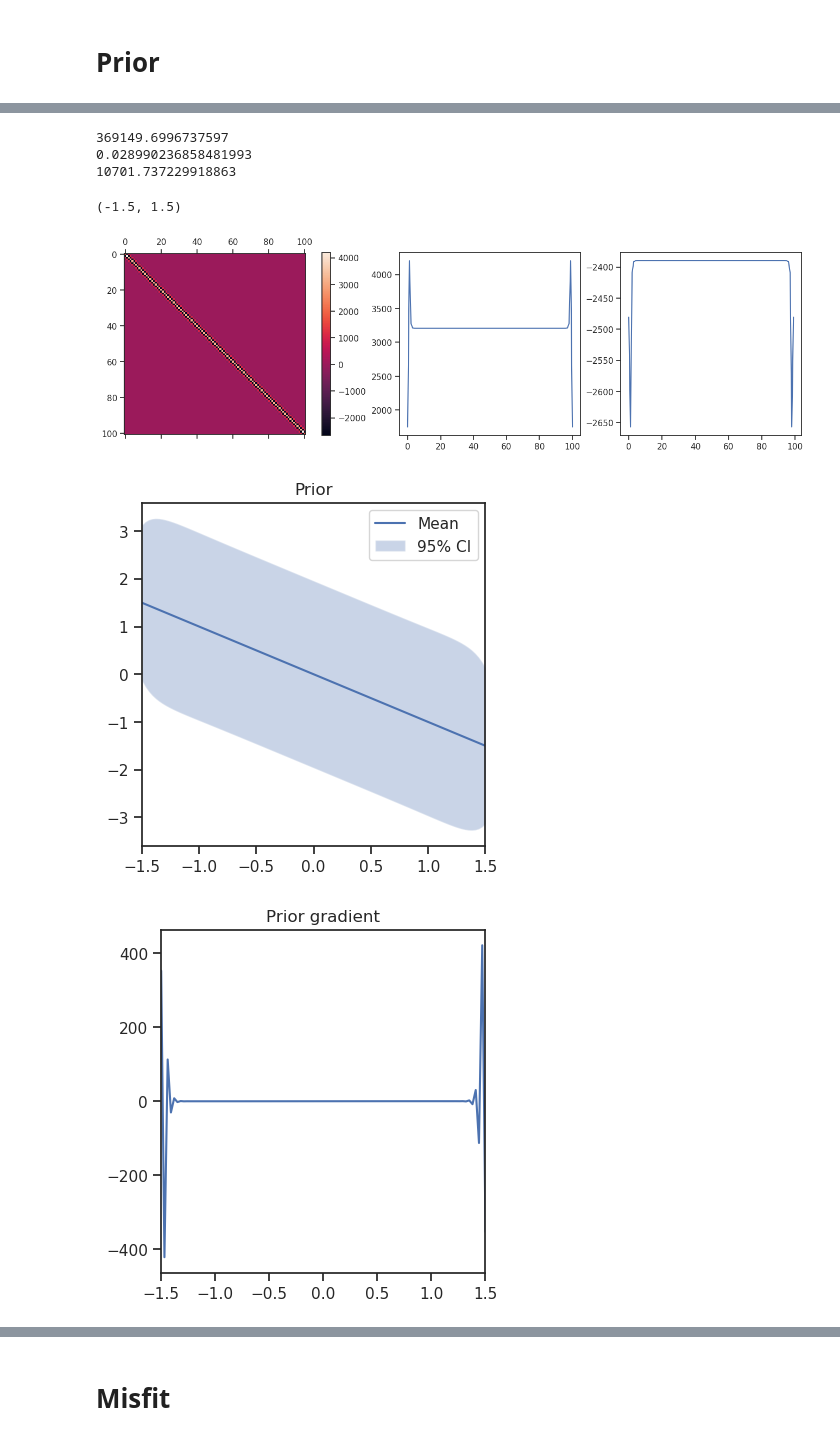
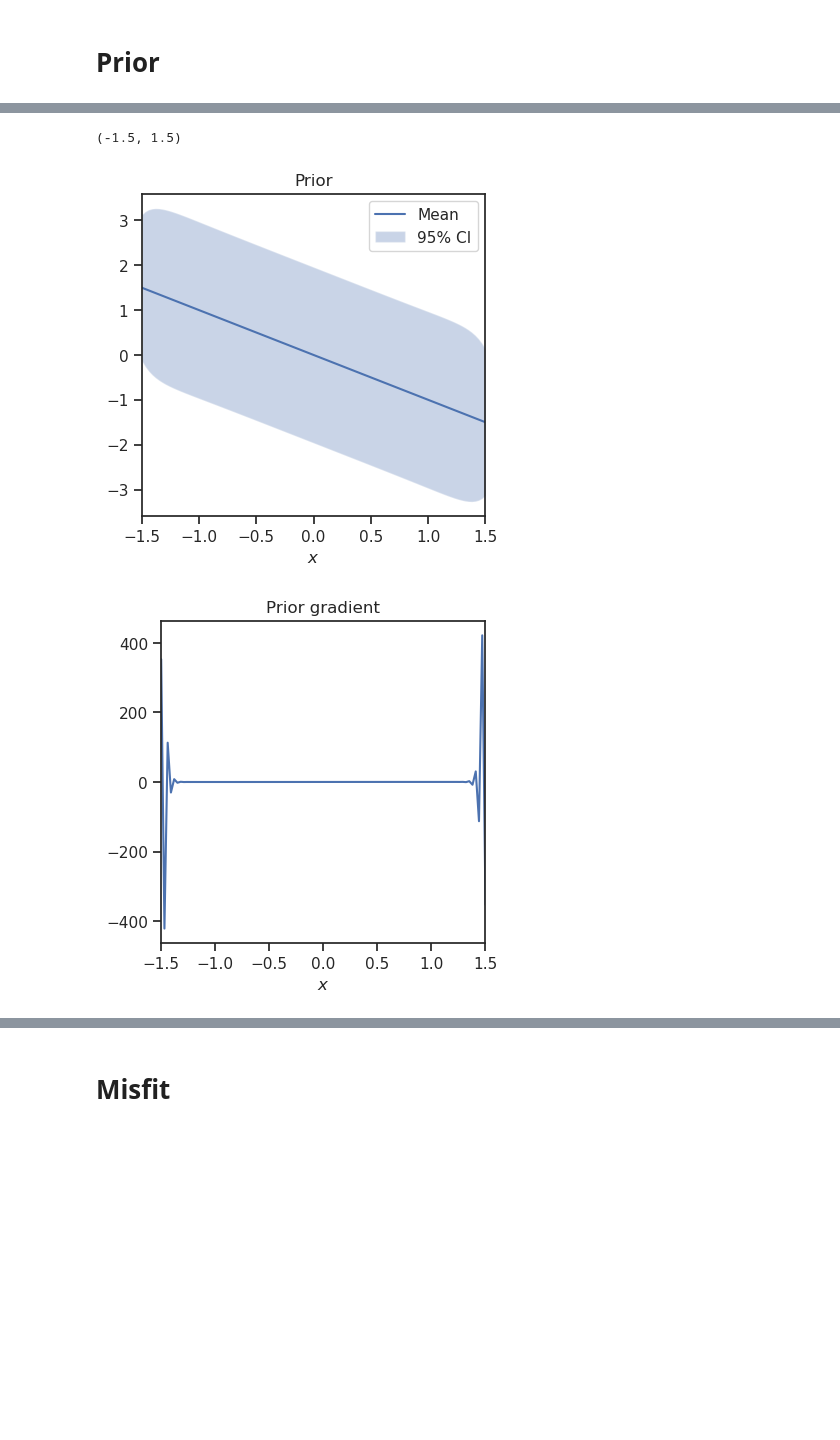
Before and after one commit to maximilian-kruse/SPIN, a Jupyter notebook: examples/1D_drift_mfpt.ipynb, the cells around one changed output, grey strips where cells are left out. Cells and saved outputs as stored; diff of their text form; code cells hidden in the pictures; blank space fills up the shorter version.

Commit message:
Remove superfluous prior analysis

```diff
--- a/examples/1D_drift_mfpt.ipynb
+++ b/examples/1D_drift_mfpt.ipynb
@@ -117,9 +118,6 @@ prior_variance = spin_prior.compute_variance_with_boundaries(
     method="Randomized", num_eigenvalues_randomized=100
 )
 prior_precision = spin_prior.compute_precision_with_boundaries()
-condition_number = np.linalg.cond(prior_precision)
-eigenvalues = np.linalg.eig(prior_precision)
-
 true_parameter = converter.create_dolfin_function(
     ("-2*std::pow(x[0],3) + 3*x[0]",),
     spin_problem.function_space_parameters,
@@ -129,39 +127,27 @@ spin_prior.hippylib_prior.grad(true_parameter.vector(), prior_grad_vector)
 prior_grad_array = converter.convert_to_numpy(
     prior_grad_vector, spin_problem.function_space_parameters
 )
-
-print(condition_number)
-print(np.min(eigenvalues.eigenvalues))
-print(np.max(eigenvalues.eigenvalues))
-# %% [output]
-369149.6996737597
-0.028990236858481993
-10701.737229918863
 # %%
-fig, axs = plt.subplots(nrows=1, ncols=3, figsize=(13, 4), layout="constrained")
-matplot = axs[0].matshow(prior_precision)
-fig.colorbar(matplot, ax=axs[0])
-axs[1].plot(np.diagonal(prior_precision, offset=0), label="diagonal")
-axs[2].plot(np.diagonal(prior_precision, offset=1), label="off-diagonal")
 _, ax = plt.subplots(figsize=(4, 4), layout="constrained")
 ax.plot(parameter_coordinates, spin_prior.mean_array, label="Mean")
 ax.fill_between(
     parameter_coordinates.flatten(),
     spin_prior.mean_array - 1.96 * np.sqrt(prior_variance),
     spin_prior.mean_array + 1.96 * np.sqrt(prior_variance),
     alpha=0.3,
     label="95% CI",
 )
 ax.set_title("Prior")
+ax.set_xlabel(r"$x$")
 ax.set_xlim(-1.5, 1.5)
 ax.legend()
 
 _, ax = plt.subplots(figsize=(4, 4), layout="constrained")
 ax.plot(parameter_coordinates, prior_grad_array)
 ax.set_title("Prior gradient")
+ax.set_xlabel(r"$x$")
 ax.set_xlim(-1.5, +1.5)
 # %% [output]
 (-1.5, 1.5)
-[figure, old version]
+[figure, new version]
-[figure, old version]
+[figure, new version]
-[figure, removed]
```
Also changed, not shown: parts of 6 cells of this notebook.
